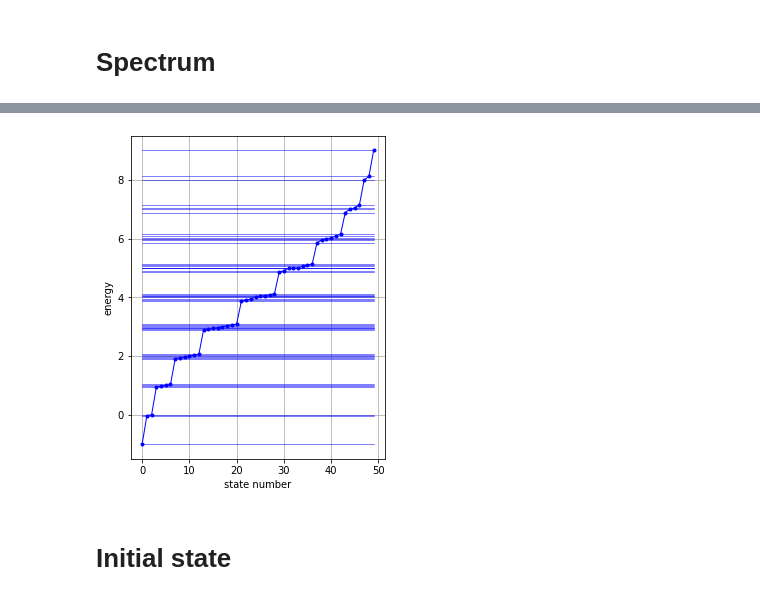
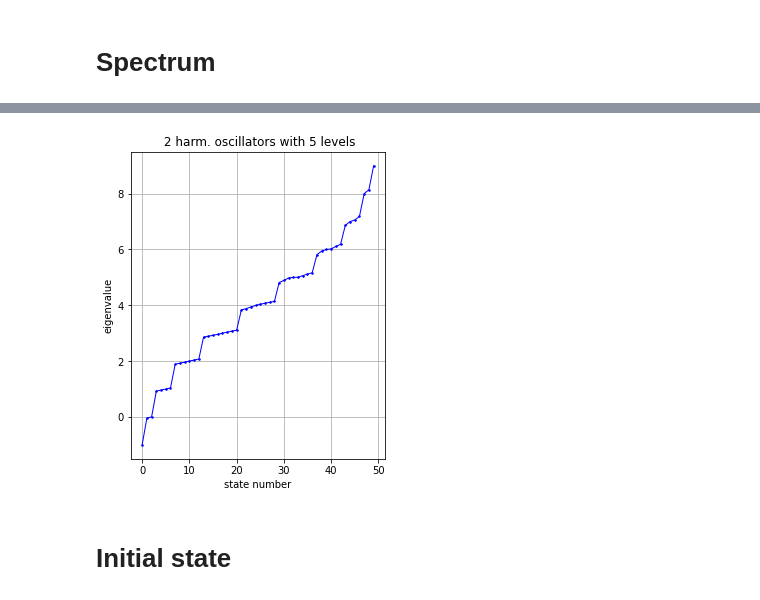
Before and after one commit to anastasiaGor/turbulence_data_notebooks, a Jupyter notebook: Atom-photon Hamiltonian/atom_multiple_photons.ipynb, the cells around one changed output, grey strips where cells are left out. Saved outputs shown, nothing was run; the diff lists cells and outputs as text; code cells hidden in the pictures.

```diff
--- a/Atom-photon Hamiltonian/atom_multiple_photons.ipynb
+++ b/Atom-photon Hamiltonian/atom_multiple_photons.ipynb
@@ -23,3 +19,5 @@ Omega=1.0 # drive frequency
 A=0.2 # spin-photon coupling strength (drive amplitude)
 Delta=1.0 # difference between atom energy levels
+# %%
+N_ph_avg=N_lev//2
 # %%
@@ -39,8 +38,8 @@ To set up the spin-photon Hamiltonian, we first build the site-coupling lists. T
 # define operator site-coupling lists
 ph_energy=[[Omega,i,i] for i in range(N_osc)] # photon energy
 at_energy=[[Delta,0]] # atom energy, 0 because the "lattice" is single-site
-absorb=[[A/(2.0*np.sqrt(Nph)),0,i] for i in range(N_osc)] # absorption term
-emit=[[A/(2.0*np.sqrt(Nph)),0,i] for i in range(N_osc)] # emission term
+absorb=[[A/(2.0*np.sqrt(N_ph_avg)),0,i] for i in range(N_osc)] # absorption term
+emit=[[A/(2.0*np.sqrt(N_ph_avg)),0,i] for i in range(N_osc)] # emission term
 # %% [markdown]
 To build the static operator list, we use the $|$ symbol in the operator string to distinguish the spin and photon operators: spin operators always come to the left of the $|$-symbol,  while photon operators - to the right. For convenience, the identity operator $I$ can be omitted, suchthat $I|n$ is the same as $|n$, and $z|I$ is equivalent to $z|$, respectively. The dynamic list is empty since the spin-photon Hamiltonian is time-independent.
 # %%
@@ -52,7 +51,7 @@ To build the spin-photon basis, we call the function photon_basis and use spin_b
 # %%
 # compute atom-photon basis
 #basis_photon_particle=photon_basis(spin_basis_1d, L=1, Nph=L_lev)
-basis_osc=boson_basis_1d(L=N_osc,sps=L_lev)
+basis_osc=boson_basis_1d(L=N_osc,sps=N_lev)
 basis_spin = spin_basis_1d(L=1)
 basis = tensor_basis(basis_spin,basis_osc)
 print(basis)
@@ -85,4 +84,4 @@ print(H.Ns)
 # Spectrum
 # %%
 # calculate entire spectrum only
-E=H.eigvalsh()
+eigenvalues = H.eigvalsh()
@@ -105,15 +88,14 @@ array([-1.00000000e+00, -3.10367219e-02,  8.45355592e-17,  9.39642971e-01,
 # %%
 ##### plot spectra
 fig, ax = plt.subplots(nrows=1, ncols=1, constrained_layout=True,figsize=(4,5))
 x = np.arange(H.Ns)
-ax.plot(x,E, '.-', color='b', lw=1.)
-for level in x :
-    ax.plot(x,np.full(H.Ns,E[level]), '-', color='b', lw=0.5)
-    #print(E[level])
-ax.set(xlabel='state number', ylabel='energy')
+#for level in x :
+#    ax.plot(x,np.full(H.Ns,eigenstates[level]), '-', color='silver', lw=0.3)
+ax.plot(x,eigenvalues, '.-', color='b', lw=1., ms=3)
+ax.set(xlabel='state number', ylabel='eigenvalue', title='%2.0i' % N_osc + ' harm. oscillators with%2.0i' %N_lev + ' levels')
 ax.grid(True)
 plt.show()
 # %% [output]
-[figure, old version]
+[figure, new version]
 # %% [markdown]
 # Initial state
```
Also changed, not shown: parts of 22 cells of this notebook, 2 other files.
